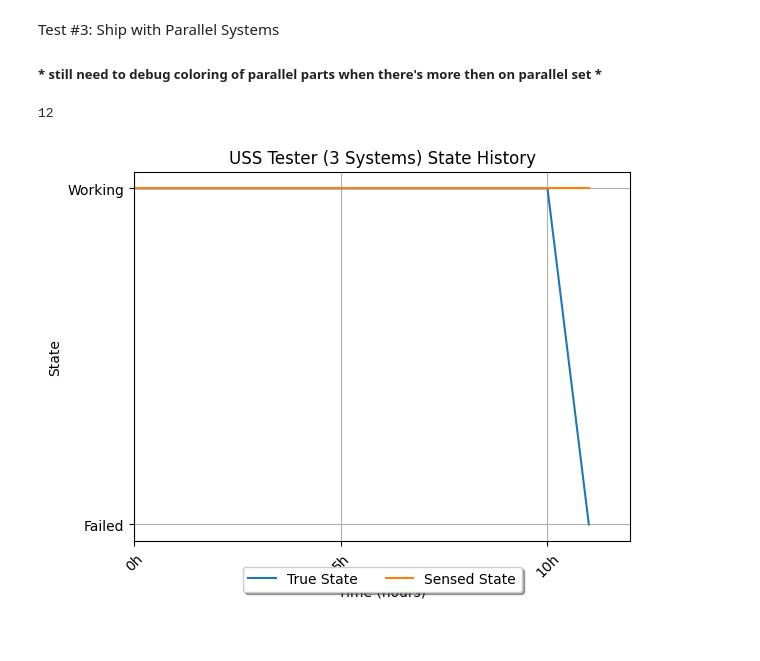
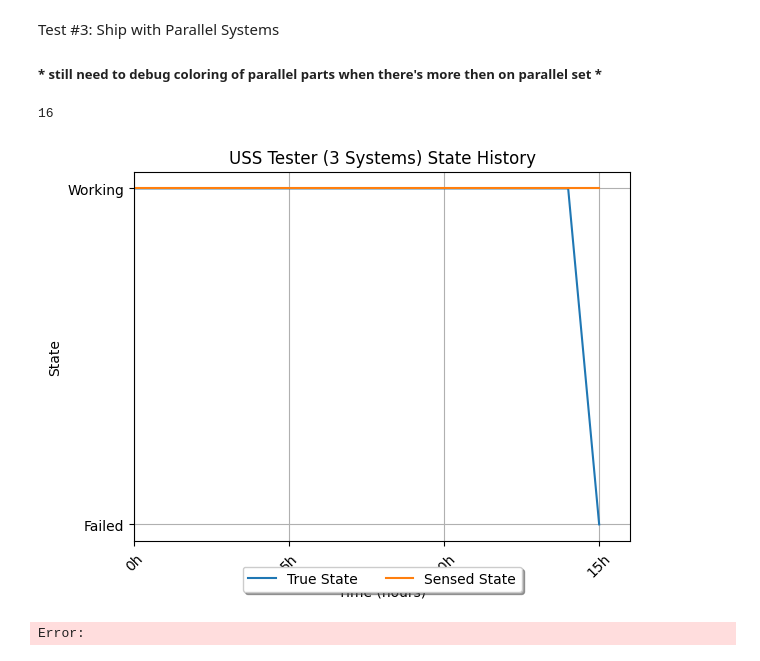
Before and after one commit to andreyaW/KISS, a Jupyter notebook: shipClassTests/ship_test.ipynb, the cells around one changed output. Cells and saved outputs as stored; diff of their text form; code cells hidden in the pictures.

```diff
--- a/shipClassTests/ship_test.ipynb
+++ b/shipClassTests/ship_test.ipynb
@@ -63,33 +63,34 @@ Test #3: Ship with Parallel Systems
 # %%
 # initialize thee test systems with 7, 8, and 9 sensed components
 sys4_comps = [SensedComp() for _ in range(7)]
 sys4 = System("Test System 4", sys4_comps,
               parallels=[(1,2,3), (4,5)])
 
 sys5_comps = [SensedComp() for _ in range(4)]
 sys5 = System("Test System 5", sys5_comps,
-              parallels=[(2,3)])
+              parallels=[(2,3),(1,4)])
 
-sys6_comps = [SensedComp() for _ in range(3)]
+sys6_comps = [SensedComp() for _ in range(5)]
 sys6 = System("Test System 6", sys6_comps,
               parallels = [(1,2)])
 
-sys7_comps = [SensedComp() for _ in range(2)]
+sys7_comps = [SensedComp() for _ in range(5)]
 sys7 = System("Test System 7", sys7_comps)
 
 # add the systems to a ship
 ship3 = Ship("USS Tester (3 Systems)", [sys4, sys5, sys6, sys7], [(1,2), (3,4)])
 
 # simulate the ship until it fails
 i=0
 while ship3.state != 0:
     ship3.simulate(1)  # Simulate for 1 hour
     i += 1
 print(len(ship3.history))   # how many steps were simulated?
 
 # plot the simulation history of the ship and the systems for comparison
 ship3.plotHistory()
 ship3.printHistory2Excel("testResults/Ship_w_Parallel_Sys.xlsx")
 # %% [output]
-12
+16
-[figure, old version]
+[figure, new version]
+Error:
```
Also changed, not shown: parts of 1 cell of this notebook, 18 other files.
